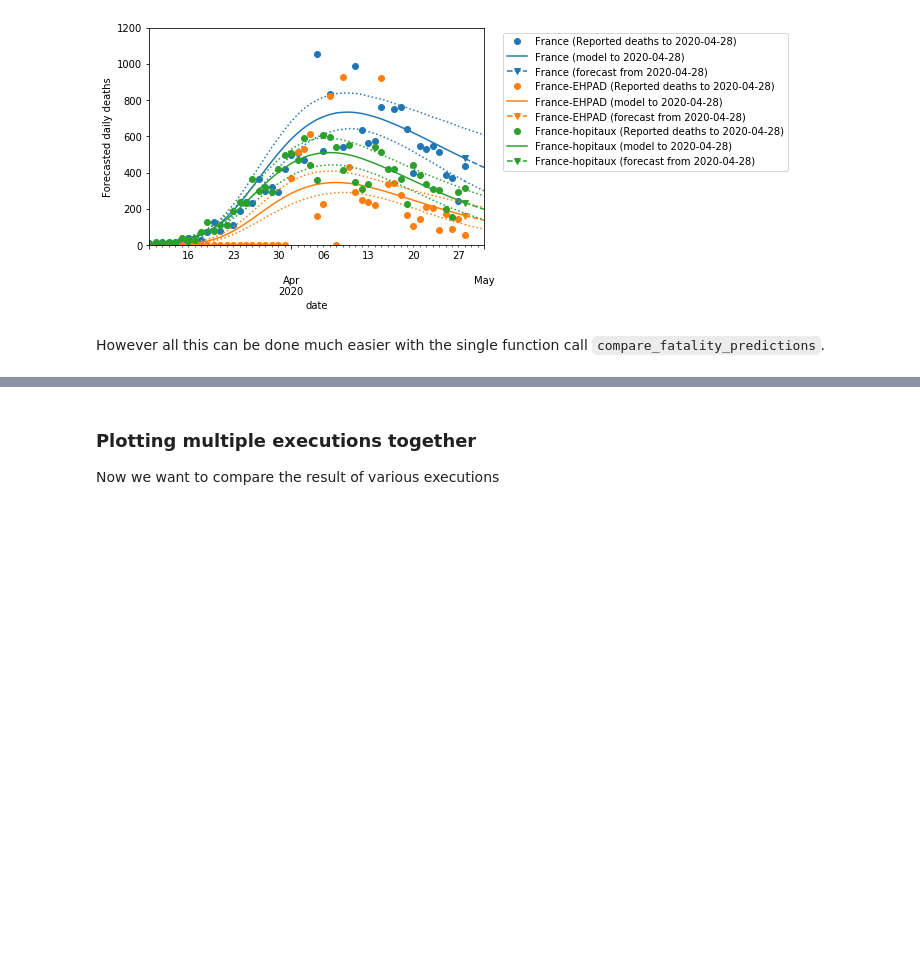
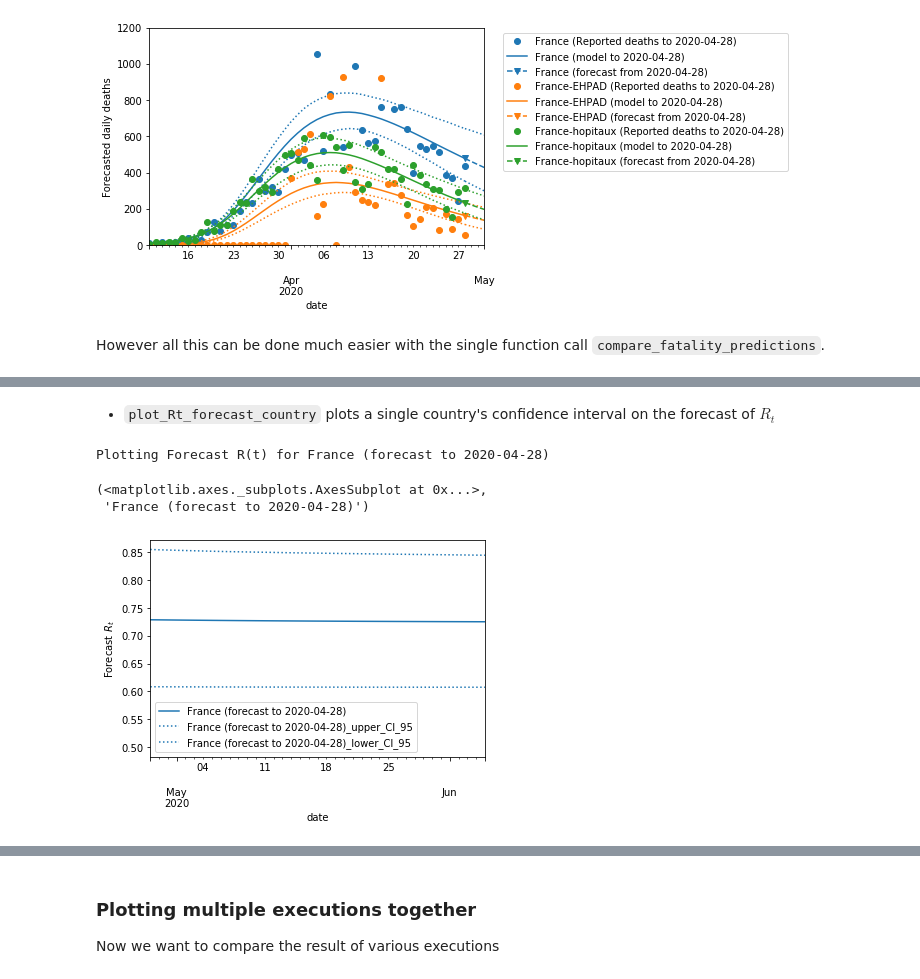
Before and after one commit to payoto/covid19model-fr-regions-results, a Jupyter notebook: data_example.ipynb, the cells around one changed output, grey strips where cells are left out. Cells and saved outputs as stored; diff of their text form; code cells hidden in the pictures; blank space fills up the shorter version.

```diff
--- a/data_example.ipynb
+++ b/data_example.ipynb
@@ -329,0 +347,9 @@ However all this can be done much easier with the single function call `compare_
+# %% [markdown]
+- `plot_Rt_forecast_country` plots a single country's confidence interval on the forecast of $R_t$
+# %%
+plot_Rt_forecast_country(model.data["forecasting"], "France")
+# %% [output]
+Plotting Forecast R(t) for France (forecast to 2020-04-28)
+(<matplotlib.axes._subplots.AxesSubplot at 0x...>,
+ 'France (forecast to 2020-04-28)')
+[figure, added]
```
Also changed, not shown: parts of 12 cells of this notebook, 5 other files.
